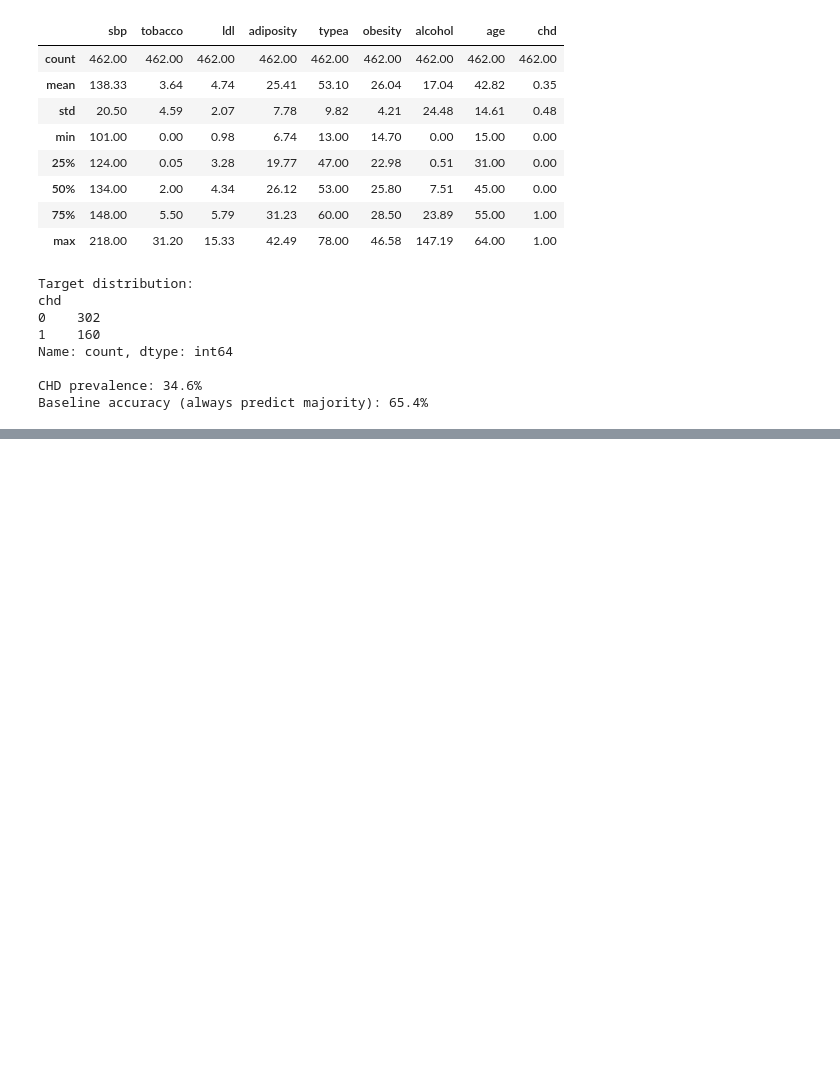
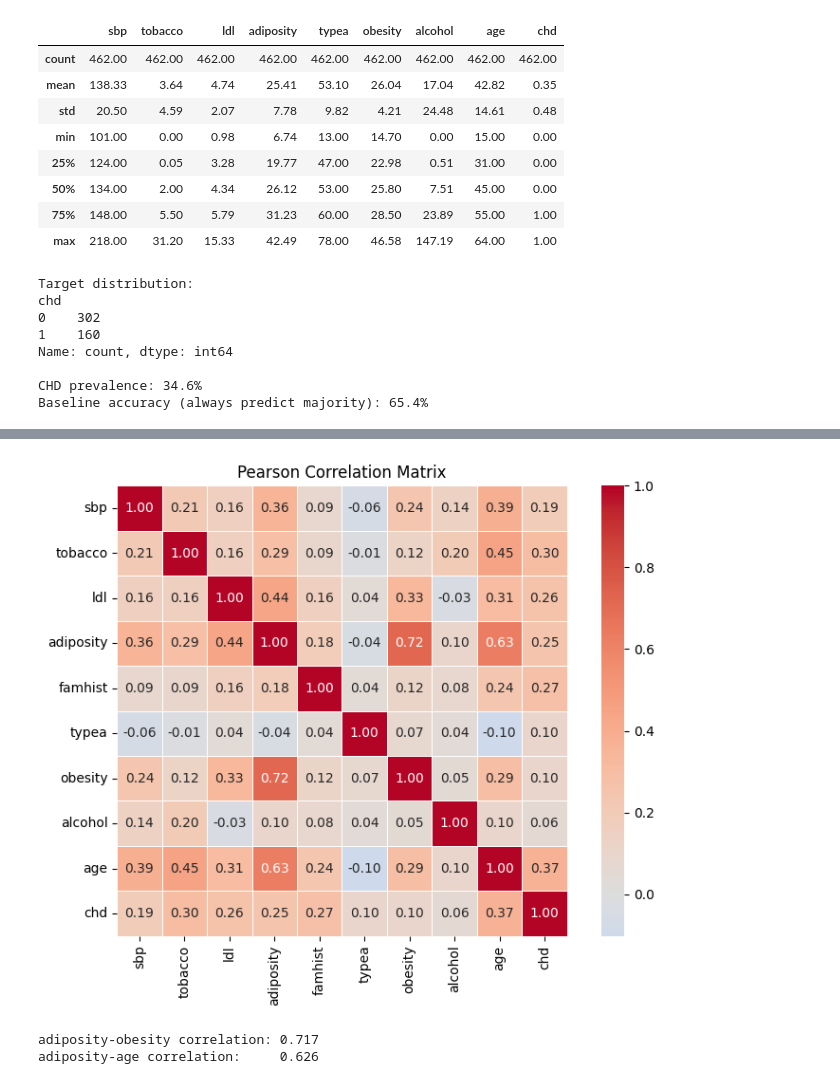
Before and after one commit to ytterbiu/SMM636-ML-a02-heart-disease, a Jupyter notebook: ml-smm636-a02-heart-disease.ipynb, the cells around one changed output, grey strips where cells are left out. Drawn from its saved outputs; the diff is of its cells as text; code cells hidden in the pictures; blank space fills up the shorter version.

```diff
--- a/ml-smm636-a02-heart-disease.ipynb
+++ b/ml-smm636-a02-heart-disease.ipynb
@@ -106,0 +151,29 @@ Baseline accuracy (always predict majority): 65.4%
+# %%
+# Correlation heatmap
+df_corr = df.copy()
+df_corr["famhist"] = LabelEncoder().fit_transform(df_corr["famhist"])
+
+fig, ax = plt.subplots(figsize=(8, 6))
+sns.heatmap(
+    df_corr.corr(),
+    annot=True,
+    fmt=".2f",
+    cmap="coolwarm",
+    center=0,
+    ax=ax,
+    square=True,
+    linewidths=0.5,
+)
+ax.set_title("Pearson Correlation Matrix")
+plt.tight_layout()
+savefig("fig_correlation")
+plt.show()
+
+print(
+    f"adiposity-obesity correlation: {df_corr['adiposity'].corr(df_corr['obesity']):.3f}"
+)
+print(f"adiposity-age correlation:     {df_corr['adiposity'].corr(df_corr['age']):.3f}")
+# %% [output]
+[figure, added]
+adiposity-obesity correlation: 0.717
+adiposity-age correlation:     0.626
```
Also changed, not shown: parts of 22 cells of this notebook.
